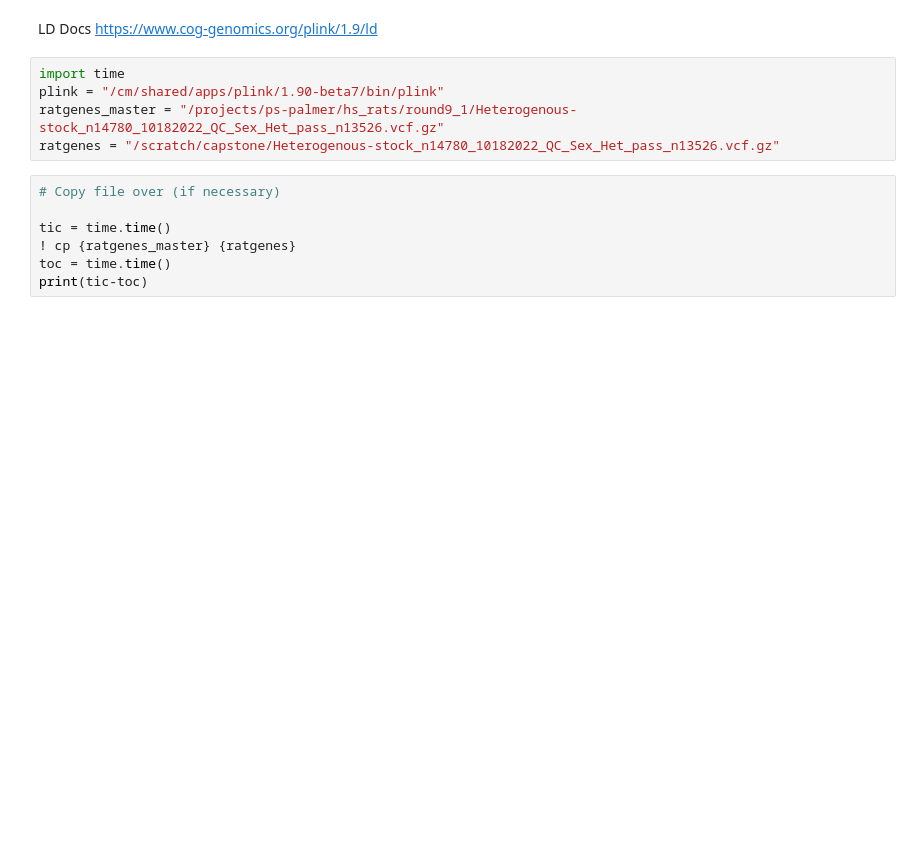
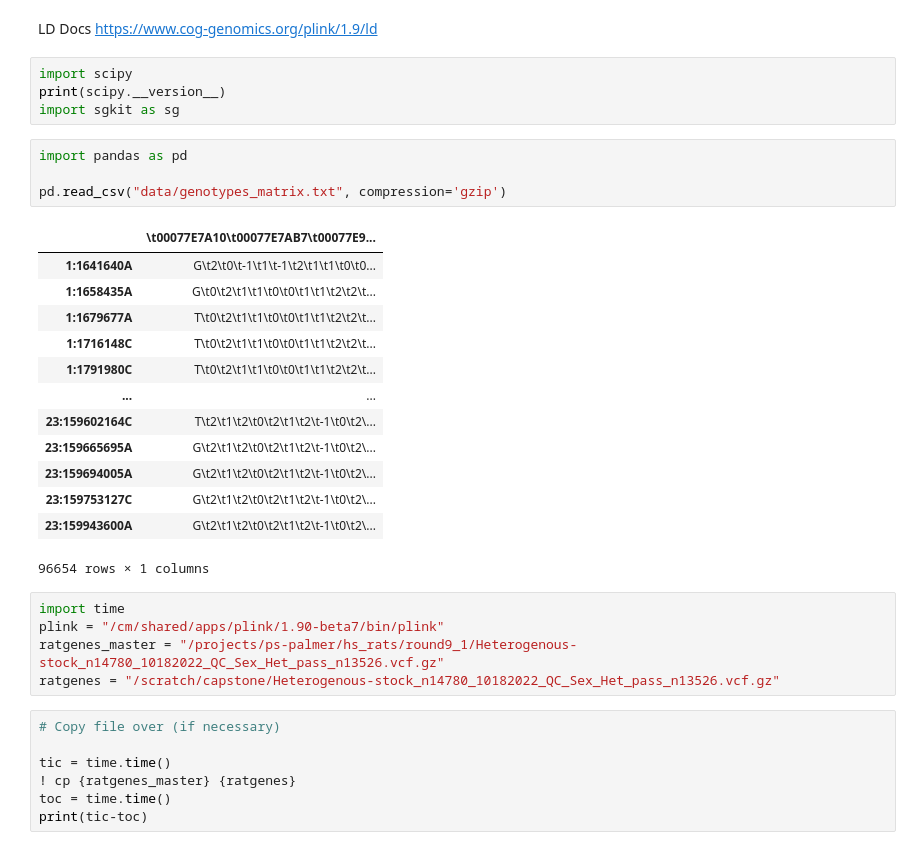
Before and after one commit to Aidankeogh/GenFlow, a Jupyter notebook: ld_pruning.ipynb, the cells around one changed output. Cells and saved outputs as stored; diff of their text form; blank space fills up the shorter version.

```diff
--- a/ld_pruning.ipynb
+++ b/ld_pruning.ipynb
@@ -1,5 +1,27 @@
 # %% [markdown]
 LD Docs https://www.cog-genomics.org/plink/1.9/ld
+# %%
+import scipy
+print(scipy.__version__)
+import sgkit as sg
+# %%
+import pandas as pd
+
+pd.read_csv("data/genotypes_matrix.txt", compression='gzip')
+# %% [output]
+|  | \t00077E7A10\t00077E7AB7\t00077E9... |
+| 1:1641640A | G\t2\t0\t-1\t1\t-1\t2\t1\t1\t0\t0... |
+| 1:1658435A | G\t0\t2\t1\t1\t0\t0\t1\t1\t2\t2\t... |
+| 1:1679677A | T\t0\t2\t1\t1\t0\t0\t1\t1\t2\t2\t... |
+| 1:1716148C | T\t0\t2\t1\t1\t0\t0\t1\t1\t2\t2\t... |
+| 1:1791980C | T\t0\t2\t1\t1\t0\t0\t1\t1\t2\t2\t... |
+| ... | ... |
+| 23:159602164C | T\t2\t1\t2\t0\t2\t1\t2\t-1\t0\t2\... |
+| 23:159665695A | G\t2\t1\t2\t0\t2\t1\t2\t-1\t0\t2\... |
+| 23:159694005A | G\t2\t1\t2\t0\t2\t1\t2\t-1\t0\t2\... |
+| 23:159753127C | G\t2\t1\t2\t0\t2\t1\t2\t-1\t0\t2\... |
+| 23:159943600A | G\t2\t1\t2\t0\t2\t1\t2\t-1\t0\t2\... |
+96654 rows × 1 columns
 # %%
 import time
 plink = "/cm/shared/apps/plink/1.90-beta7/bin/plink"
```
Also changed, not shown: 21 other files.
